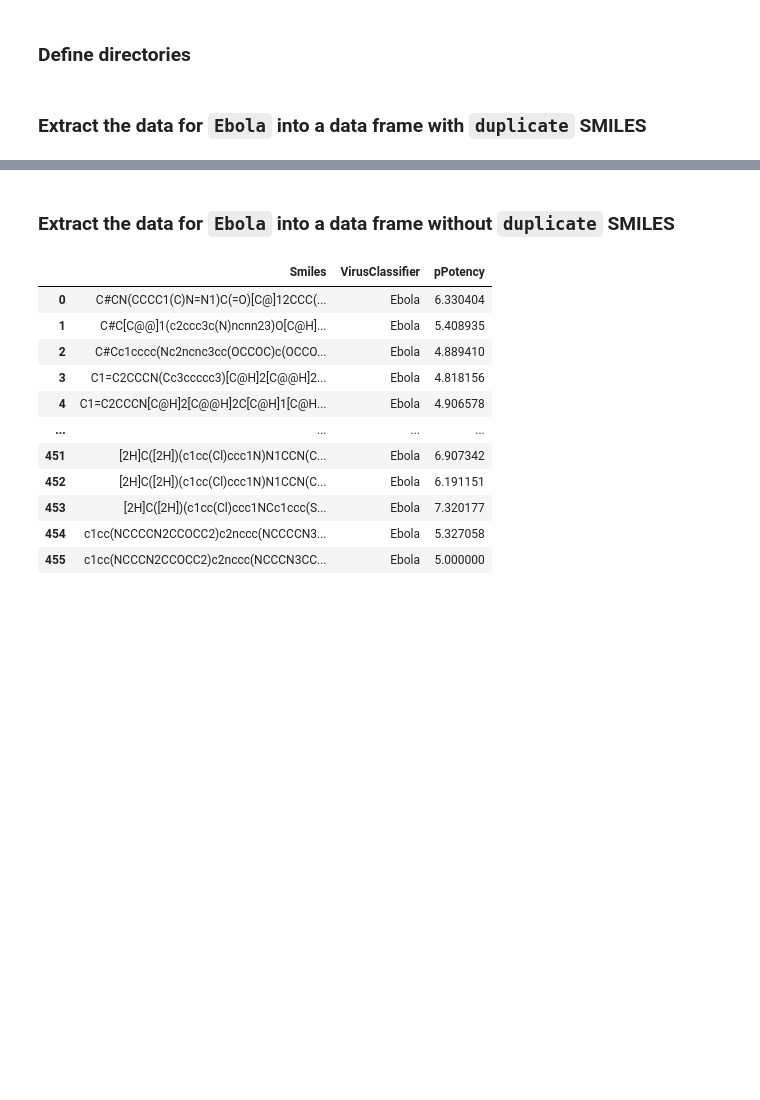
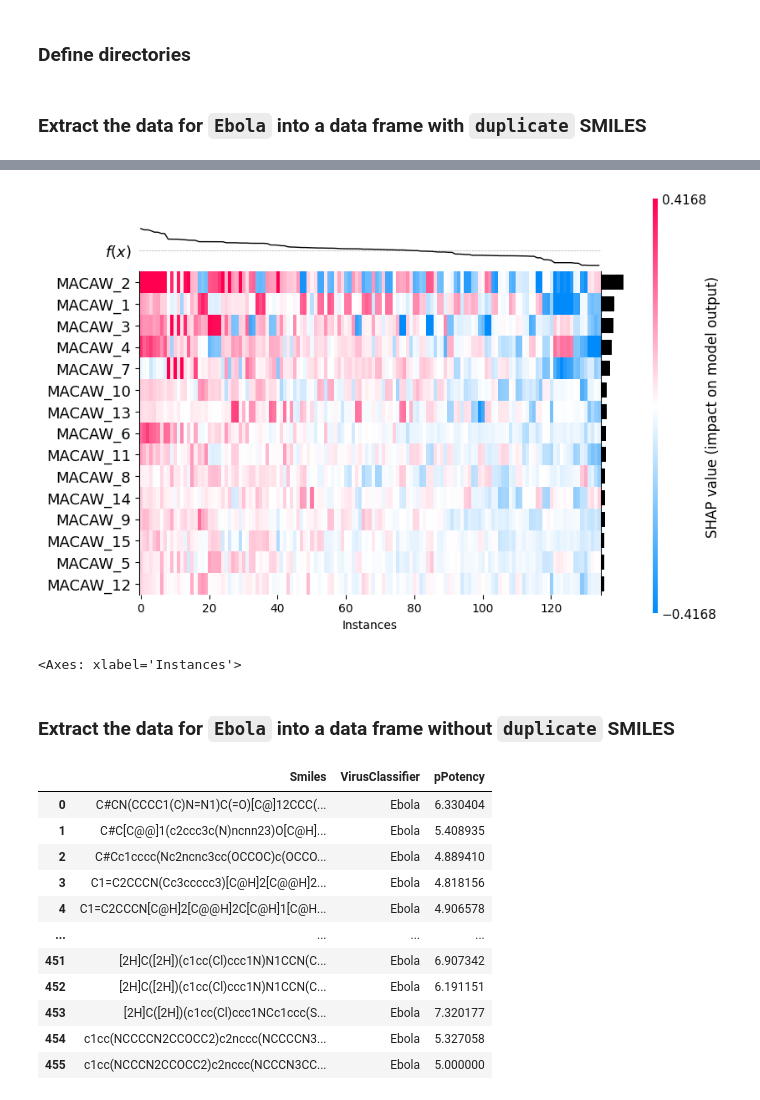
Before and after one commit to soumyadeepghosh35/DTRA_ART, a Jupyter notebook: DTRA_project_notebooks/Step5_ART_Ebola.ipynb, the cells around one changed output, grey strips where cells are left out. Drawn from its saved outputs; the diff is of its cells as text; code cells hidden in the pictures; blank space fills up the shorter version.

```diff
--- a/DTRA_project_notebooks/Step5_ART_Ebola.ipynb
+++ b/DTRA_project_notebooks/Step5_ART_Ebola.ipynb
@@ -41,3 +198,8 @@ EbolaVirusData_chEMBL
+# %%
+shap.plots.heatmap(shap_values_e, instance_order=shap_values_e.sum(1), max_display=15)
+# %% [output]
+[figure, added]
+<Axes: xlabel='Instances'>
 # %% [markdown]
 ### Extract the data for `Ebola` into a data frame without `duplicate` SMILES
 # %%
```
Also changed, not shown: parts of 29 cells of this notebook, 7 other files.
